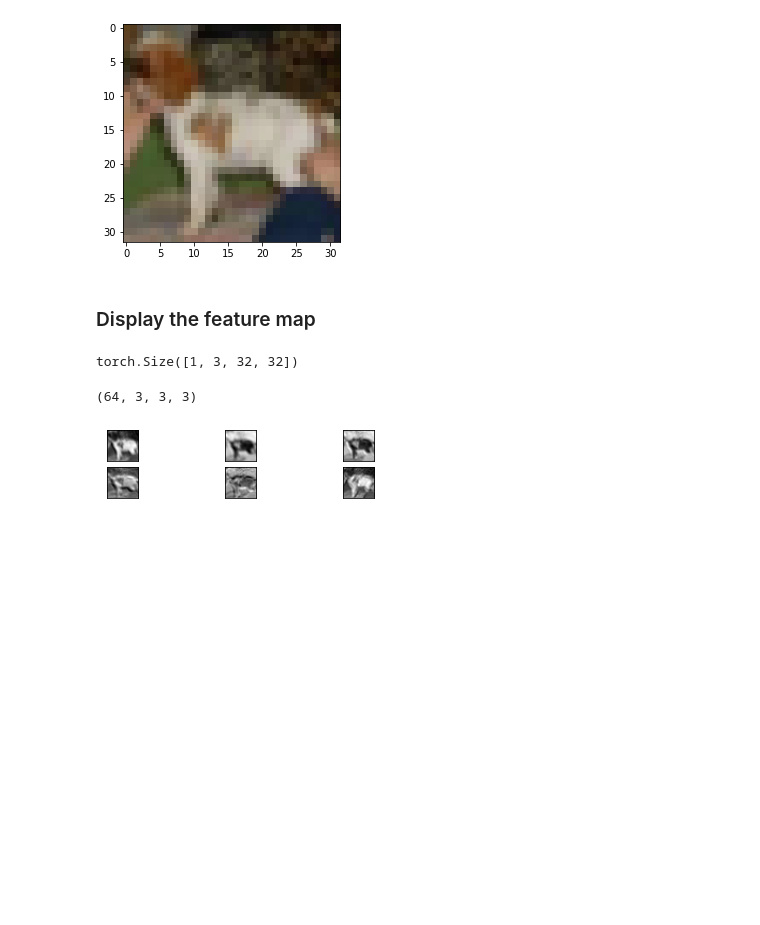
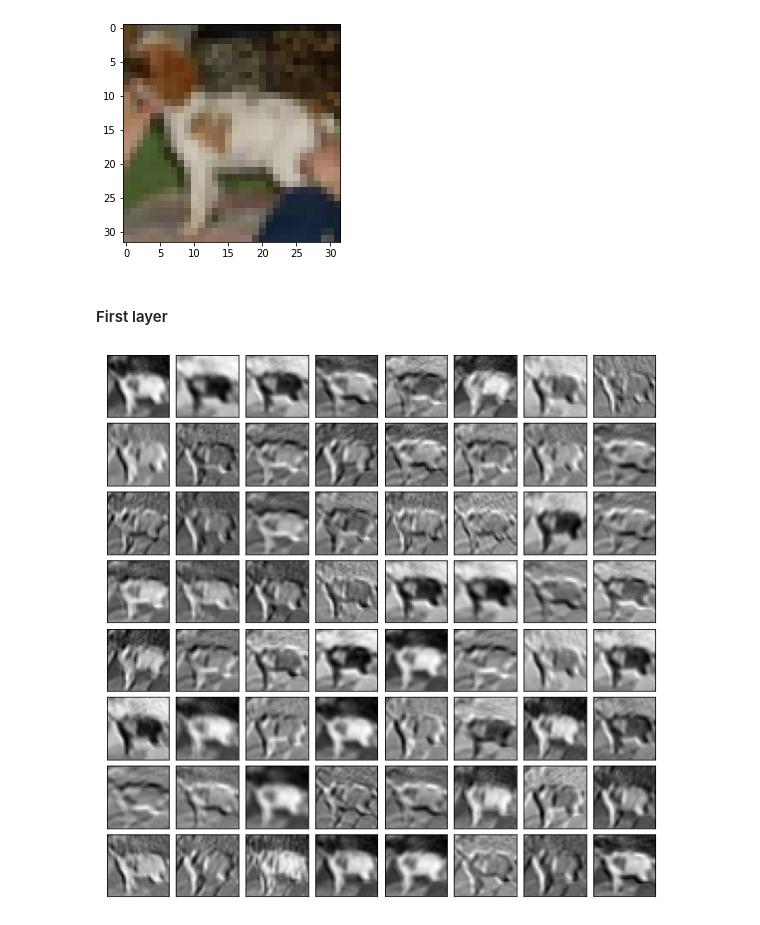
Before and after one commit to LatentDream/deep-learning, a Jupyter notebook: Assignment_1/solution.ipynb, the cells around one changed output. Drawn from its saved outputs; the diff is of its cells as text; code cells hidden in the pictures; blank space fills up the shorter version.

Commit message:
Adding feature map display + MLP for comparaison

```diff
--- a/Assignment_1/solution.ipynb
+++ b/Assignment_1/solution.ipynb
@@ -973,14 +952,6 @@ activation_str = "relu"
 initialization = "xavier_normal"
 # %% [markdown]
 ### Check image to be sure everything is ok
-# %%
-import matplotlib.pyplot as plt
-
-img, label = train_loader.dataset[90]
-print(f"Img size: {img.shape}")
-print(f"Label: {label}")
-
-plt.imshow(np.transpose(img.numpy(), (1, 2, 0)))
 # %% [markdown]
 ### Training
 # %%
@@ -1031,3 +991,5 @@ Epoch: 24 | Val Acc: 0.995080   | Val Loss: 5.438757
 # %%
 torch.save(model, "resnet18")
+# %%
+model = torch.load("resnet18")
 # %% [markdown]
@@ -1099,61 +1072,46 @@ if __name__ == "__main__":
-# %%
-import pickle
-vis_image = pickle.load(open("vis_image.pkl", "rb")).to(device)
-plt.imshow(vis_image.squeeze().permute(1, 2, 0).cpu().detach().numpy())
 # %%
 import matplotlib.pyplot as plt
 plt.imshow(vis_image.squeeze().permute(1, 2, 0).cpu().detach().numpy())
 # %% [output]
 <matplotlib.image.AxesImage at 0x...>
 [figure]
-# %% [markdown]
-### Display the feature map
-# %%
-vis_image.shape
-# %% [output]
-torch.Size([1, 3, 32, 32])
-# %%
-first_filters.shape
-# %% [output]
-(64, 3, 3, 3)
+# %% [markdown]
+#### First layer
 # %%
 # Fin output size
 nb_img, channel, dim_x_img, dim_y_img = vis_image.shape
 dim_out = (dim_x_img-3)//1 + 1
-
-""" This oculd be speed up with matrix multiplication ... """
-# For each filter
 
 output = np.zeros((64, dim_out, dim_out))
 
 for filter_idx in range(first_filters.shape[0]):
     filter = first_filters[filter_idx]
 
     for channel_i in range(filter.shape[0]):
         # Apply kernel
         kernel = filter[channel_i]
         img = vis_image[0, channel_i].numpy()
         for i in range(0, dim_out):
             for j in range(0, dim_out):
                 # Select part of the img
                 img_patch = img[i:i+3, j:j+3]
                 # Apply kernel
                 kernel_output = np.multiply(img_patch, kernel)
                 kernel_output = np.sum(kernel_output)
                 # Save output
                 output[filter_idx, i, j] = kernel_output
 
-output.shape
-plt.imshow(output[0])
-i_idx = 1
-nb_filter = 6 # output.shape[0]
-for p_idx in range(nb_filter):
-    ax = plt.subplot(nb_filter, 3, i_idx)
-    ax.set_xticks([])
-    ax.set_yticks([])
-    # Plot
-    plt.imshow(output[p_idx,:,:], cmap='gray')
-    i_idx += 1
-plt.show()
+from matplotlib.pyplot import figure
+figure(figsize=(10,10))
+
+ax = [plt.subplot(8,8,i+1) for i in range(64)]
+
+for i, a in enumerate(ax):
+    a.set_xticks([])
+    a.set_yticks([])
+
+    a.imshow(output[i,:,:], cmap='gray')
+
+plt.subplots_adjust(wspace=0., hspace=0.1)
 # %% [output]
-[figure, old version]
+[figure, new version]
```
Also changed, not shown: parts of 19 cells of this notebook.
